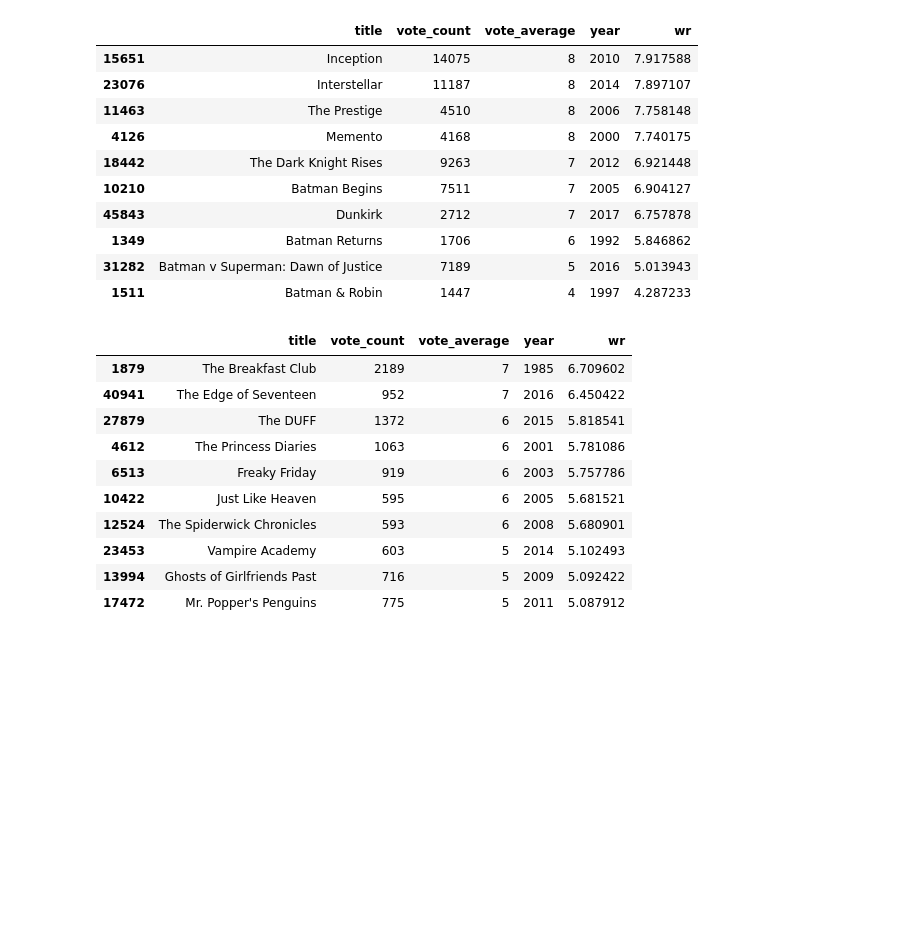
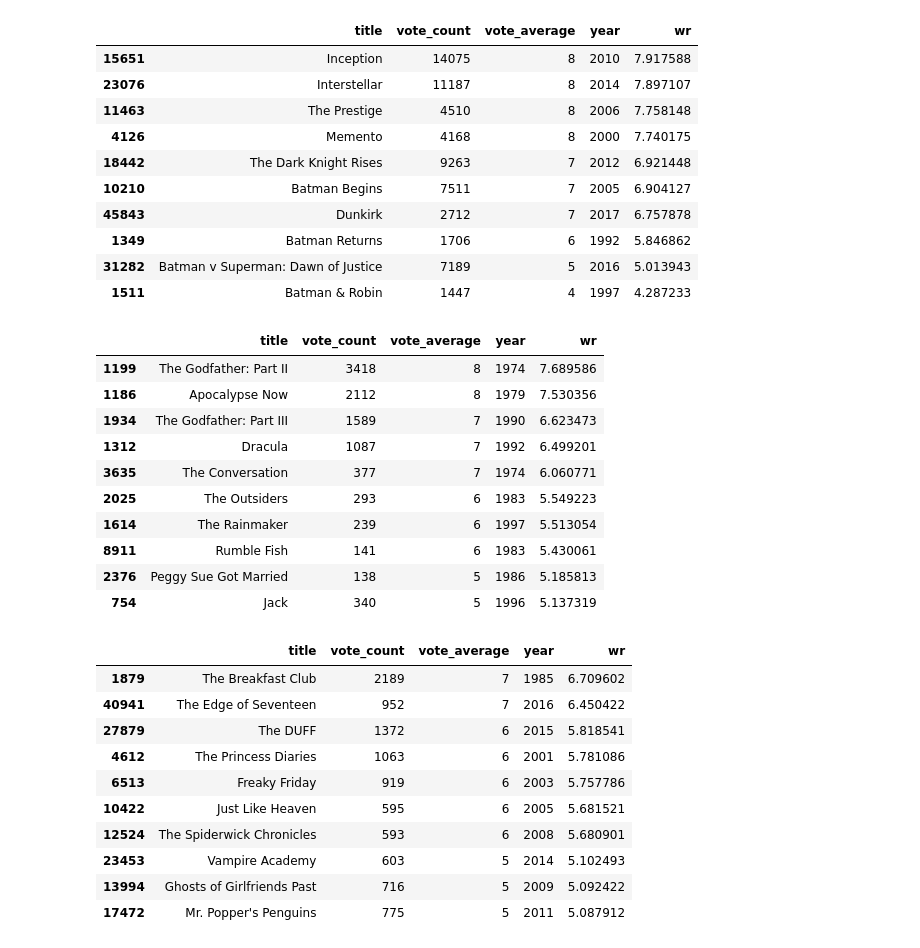
Before and after one commit to AbhinavMadahar/cs550-project, a Jupyter notebook: algorithms/Cosine_similarity_movie.ipynb, the cells around one changed output. Cells and saved outputs as stored; diff of their text form; code cells hidden in the pictures; blank space fills up the shorter version.

```diff
--- a/algorithms/Cosine_similarity_metadata.ipynb
+++ b/algorithms/Cosine_similarity_movie.ipynb
@@ -343,7 +349,8 @@ smd['keywords'] = smd['keywords'].apply(lambda x: [str.lower(i.replace(" ", ""))
 # %%
-smd['soup'] = smd['keywords'] + smd['cast'] + smd['director'] + smd['genres']
-smd['soup'] = smd['soup'].apply(lambda x: ' '.join(x))
+s_movies_metadata['soup'] = s_movies_metadata['keywords'] + s_movies_metadata['cast'] + s_movies_metadata['director'] + s_movies_metadata['genres']
+s_movies_metadata['soup'] = s_movies_metadata['soup'].apply(lambda x: ' '.join(x))
 # %%
+# forming the word vector using CountVectorizer
 count = CountVectorizer(analyzer='word',ngram_range=(1, 2),min_df=0, stop_words='english')
-count_matrix = count.fit_transform(smd['soup'])
+count_matrix = count.fit_transform(s_movies_metadata['soup'])
 # %%
@@ -350,5 +358,6 @@ count_matrix = count.fit_transform(smd['soup'])
 cosine_sim = cosine_similarity(count_matrix, count_matrix)
 # %%
-smd = smd.reset_index()
-titles = smd['title']
-indices = pd.Series(smd.index, index=smd['title'])
+# reseting the column index for title
+s_movies_metadata = s_movies_metadata.reset_index()
+titles = s_movies_metadata['title']
+indices = pd.Series(s_movies_metadata.index, index=s_movies_metadata['title'])
@@ -385,4 +409,6 @@ Name: title, dtype: object
 # %%
+# this is an improved version combining the cosine similarity and the naive model qualified.
+# It further sorts the similar movies on the basis of weighted ratings and recommends the top 10 movies.
 def improved_recommendations(title):
     idx = indices[title]
     if idx.size > 1:
@@ -392,7 +418,7 @@ def improved_recommendations(title):
     sim_scores = sim_scores[1:26]
     movie_indices = [i[0] for i in sim_scores]
 
-    movies = smd.iloc[movie_indices][['title', 'vote_count', 'vote_average', 'year']]
+    movies = s_movies_metadata.iloc[movie_indices][['title', 'vote_count', 'vote_average', 'year']]
     vote_counts = movies[movies['vote_count'].notnull()]['vote_count'].astype('int')
     vote_averages = movies[movies['vote_average'].notnull()]['vote_average'].astype('int')
     C = vote_averages.mean()
@@ -417,6 +443,20 @@ improved_recommendations('The Dark Knight')
 | 1349 | Batman Returns | 1706 | 6 | 1992 | 5.846862 |
 | 31282 | Batman v Superman: Dawn of Justice | 7189 | 5 | 2016 | 5.013943 |
 | 1511 | Batman & Robin | 1447 | 4 | 1997 | 4.287233 |
+# %%
+improved_recommendations('The Godfather')
+# %% [output]
+|  | title | vote_count | vote_average | year | wr |
+| 1199 | The Godfather: Part II | 3418 | 8 | 1974 | 7.689586 |
+| 1186 | Apocalypse Now | 2112 | 8 | 1979 | 7.530356 |
+| 1934 | The Godfather: Part III | 1589 | 7 | 1990 | 6.623473 |
+| 1312 | Dracula | 1087 | 7 | 1992 | 6.499201 |
+| 3635 | The Conversation | 377 | 7 | 1974 | 6.060771 |
+| 2025 | The Outsiders | 293 | 6 | 1983 | 5.549223 |
+| 1614 | The Rainmaker | 239 | 6 | 1997 | 5.513054 |
+| 8911 | Rumble Fish | 141 | 6 | 1983 | 5.430061 |
+| 2376 | Peggy Sue Got Married | 138 | 5 | 1986 | 5.185813 |
+| 754 | Jack | 340 | 5 | 1996 | 5.137319 |
 # %%
 improved_recommendations('Mean Girls')
 # %% [output]
```
Also changed, not shown: parts of 65 cells of this notebook, 3 other files.
